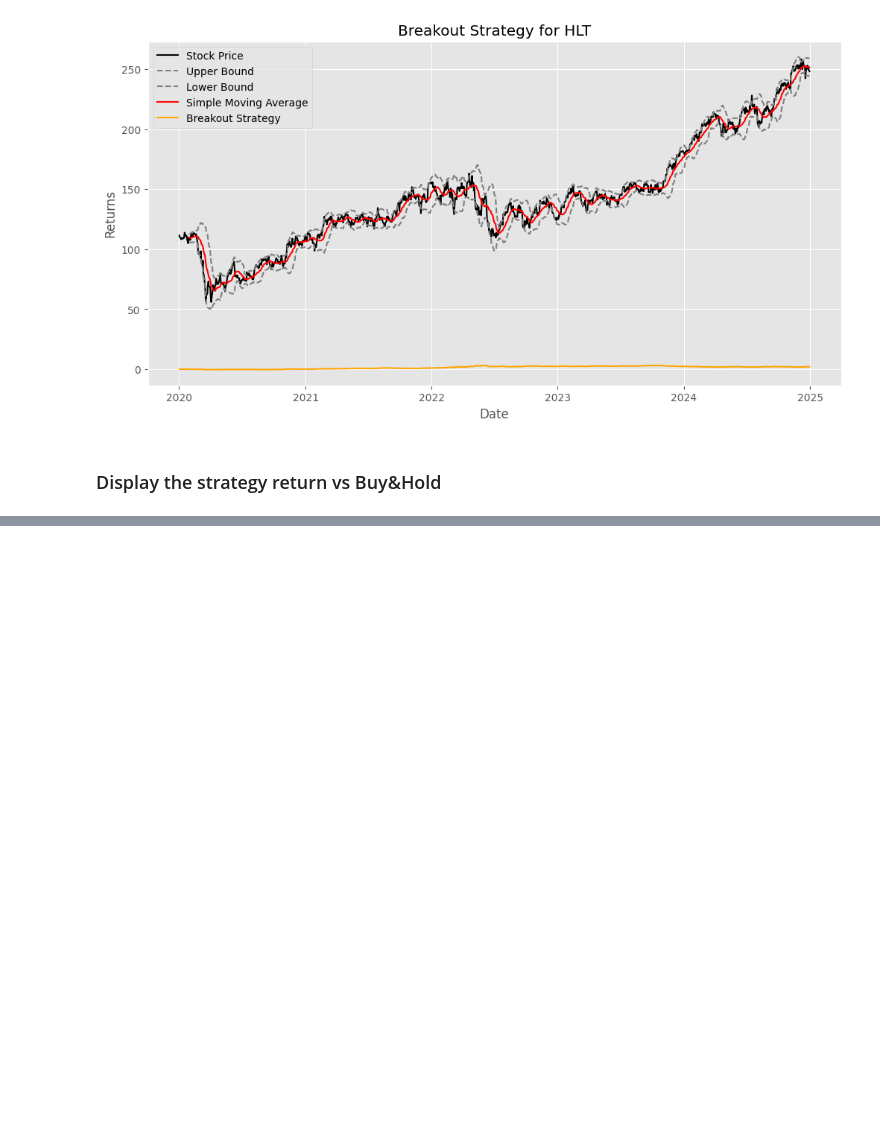
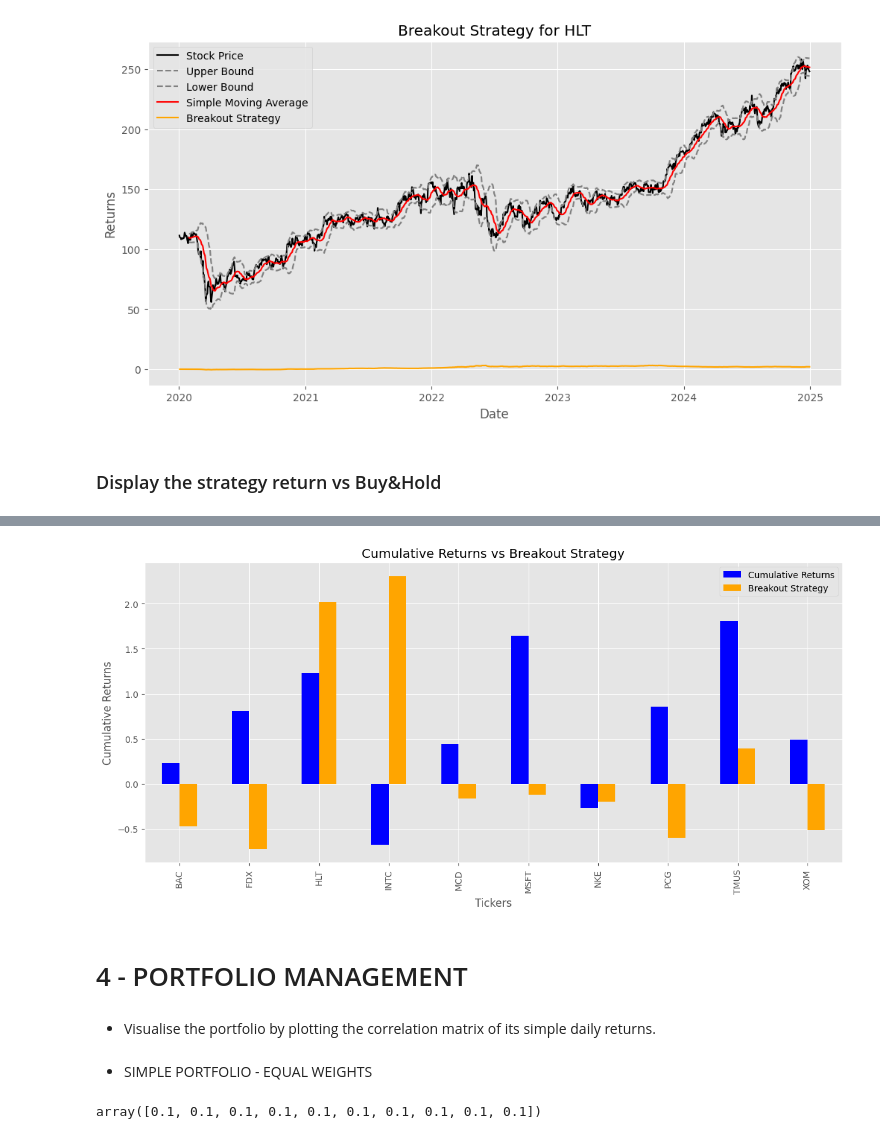
Before and after one commit to Imperial-Business-School/python-for-finance-bobby-zlatarov, a Jupyter notebook: NEW ASSIGNMENT.ipynb, the cells around one changed output, grey strips where cells are left out. Drawn from its saved outputs; the diff is of its cells as text; code cells hidden in the pictures; blank space fills up the shorter version.

```diff
--- a/NEW ASSIGNMENT.ipynb
+++ b/NEW ASSIGNMENT.ipynb
@@ -258,3 +278,19 @@ final_returns
 | PCG | 0.855299 | -0.602400 |
 | TMUS | 1.807737 | 0.395279 |
 | XOM | 0.491678 | -0.516270 |
+# %%
+
+# plot cumulative returns vs breakout strategy
+final_returns.plot(kind="bar", figsize=(12, 6), color=["blue", "orange"])
+plt.title("Cumulative Returns vs Breakout Strategy")
+plt.xlabel("Tickers")
+plt.ylabel("Cumulative Returns")
+plt.legend(["Cumulative Returns", "Breakout Strategy"])
+plt.tight_layout()
+plt.show()
+# %% [output]
+[figure, added]
+# %% [markdown]
+# 4 - PORTFOLIO MANAGEMENT
+# %% [markdown]
++ Visualise the portfolio by plotting the correlation matrix of its simple daily returns.
@@ -260,0 +299,12 @@ final_returns
+# %% [markdown]
++ SIMPLE PORTFOLIO - EQUAL WEIGHTS
+# %%
+
+
+df = df_pivot.loc[:, ["BAC", "FDX", "HLT", "INTC", "MCD", "MSFT", "NKE", "PCG", "TMUS", "XOM"]]
+df
+
+weights = np.ones(10) / 10
+weights
+# %% [output]
+array([0.1, 0.1, 0.1, 0.1, 0.1, 0.1, 0.1, 0.1, 0.1, 0.1])
```
Also changed, not shown: parts of 19 cells of this notebook, 2 other files.
